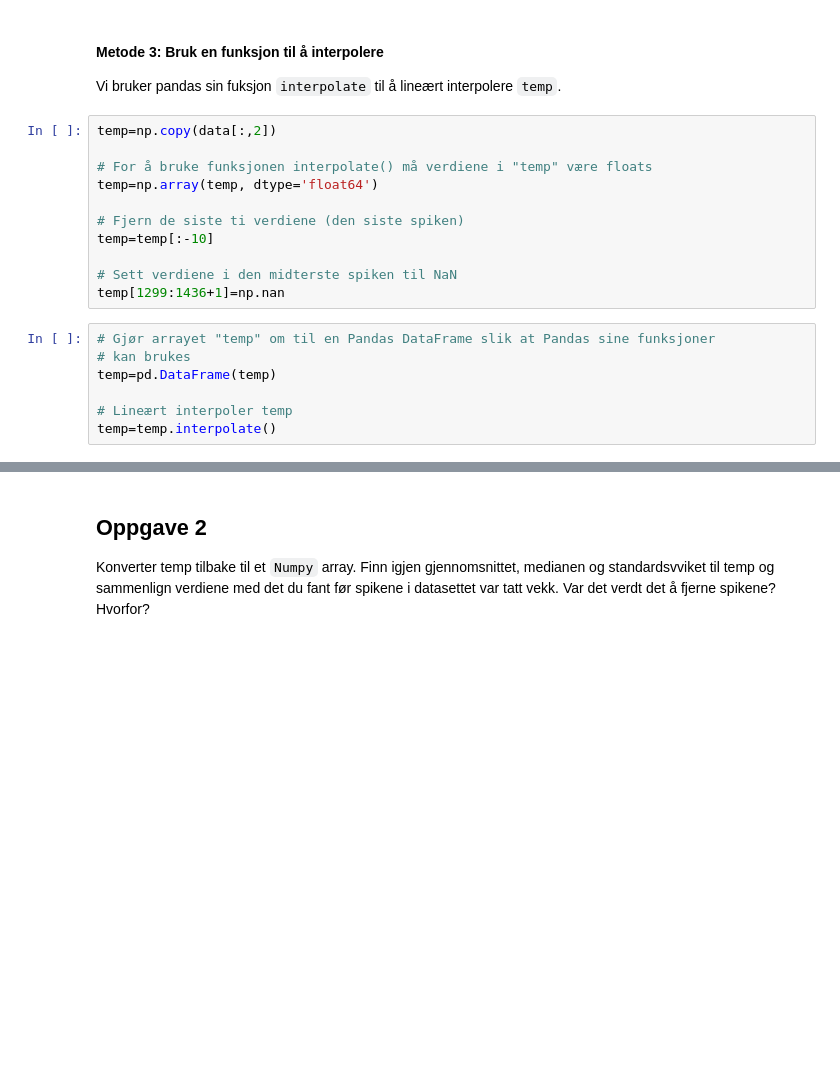
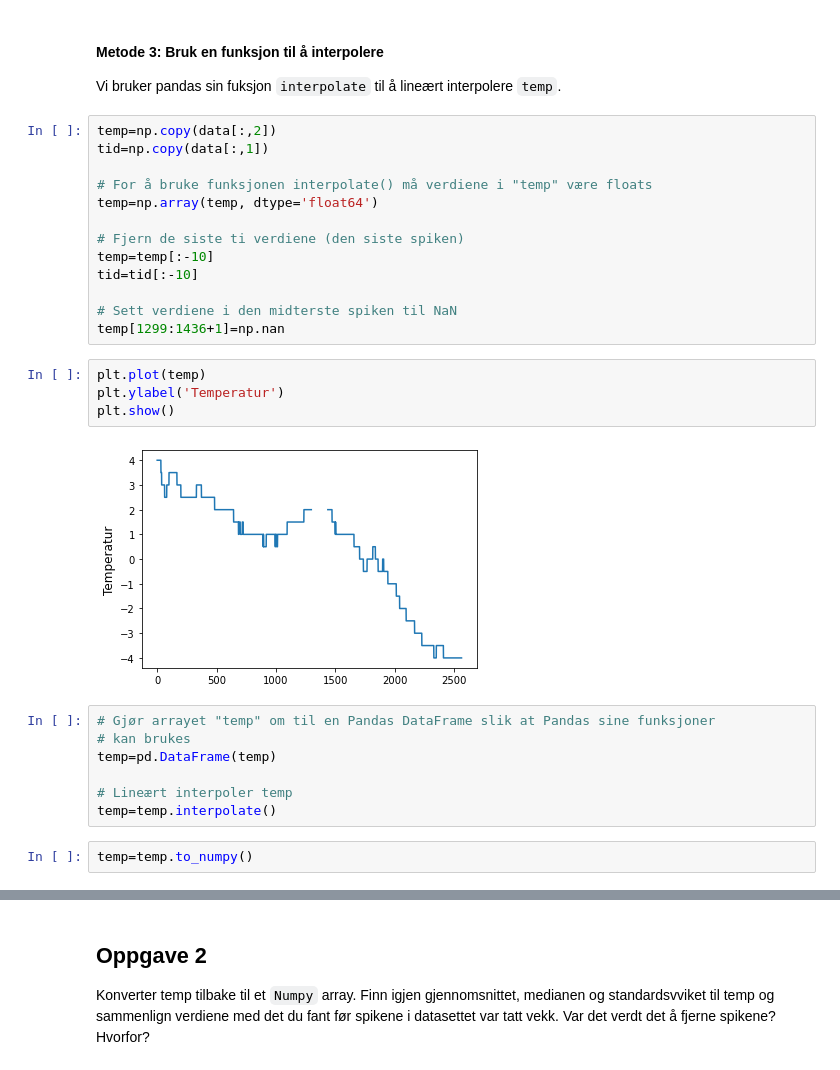
Before and after one commit to irendundas/EkteData, a Jupyter notebook: NAT624/Del6_databehandling_av_egne_data.ipynb, the cells around one changed output, grey strips where cells are left out. Saved outputs shown, nothing was run; the diff lists cells and outputs as text; blank space fills up the shorter version.

```diff
--- a/NAT624/Del6_databehandling_av_egne_data.ipynb
+++ b/NAT624/Del6_databehandling_av_egne_data.ipynb
@@ -255,15 +298,23 @@ plt.show()
 Vi bruker pandas sin fuksjon `interpolate` til å lineært interpolere `temp`.
 # %%
 temp=np.copy(data[:,2])
+tid=np.copy(data[:,1])
 
 # For å bruke funksjonen interpolate() må verdiene i "temp" være floats
 temp=np.array(temp, dtype='float64')
 
 # Fjern de siste ti verdiene (den siste spiken)
 temp=temp[:-10]
+tid=tid[:-10]
 
 # Sett verdiene i den midterste spiken til NaN
 temp[1299:1436+1]=np.nan
+# %%
+plt.plot(temp)
+plt.ylabel('Temperatur')
+plt.show()
+# %% [output]
+[figure, added]
 # %%
 # Gjør arrayet "temp" om til en Pandas DataFrame slik at Pandas sine funksjoner
 # kan brukes
@@ -271,6 +322,8 @@ temp=pd.DataFrame(temp)
 
 # Lineært interpoler temp
 temp=temp.interpolate()
+# %%
+temp=temp.to_numpy()
 # %%
 plt.plot(temp)
 plt.ylabel('Temperatur')
```
Also changed, not shown: parts of 18 cells of this notebook.
